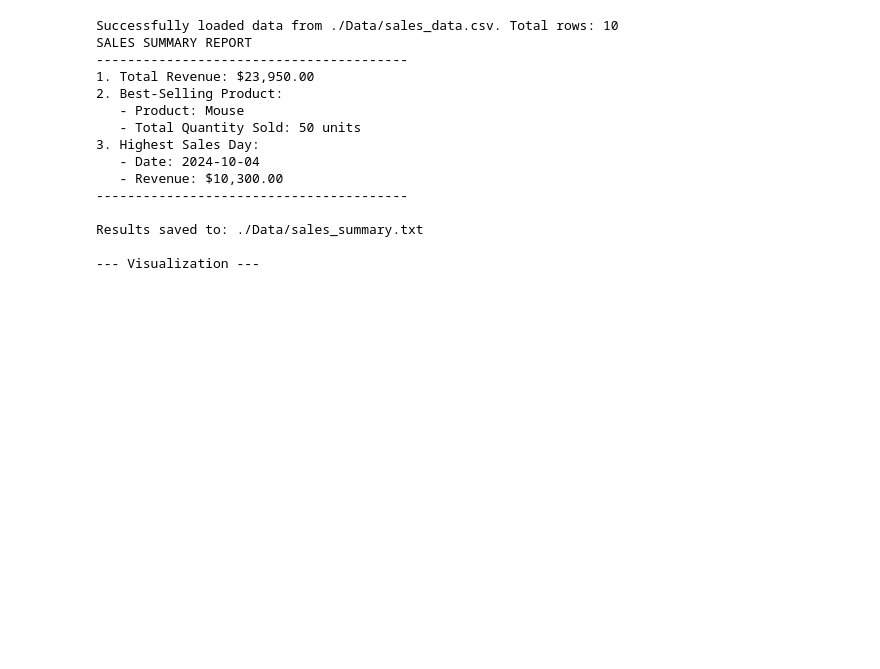
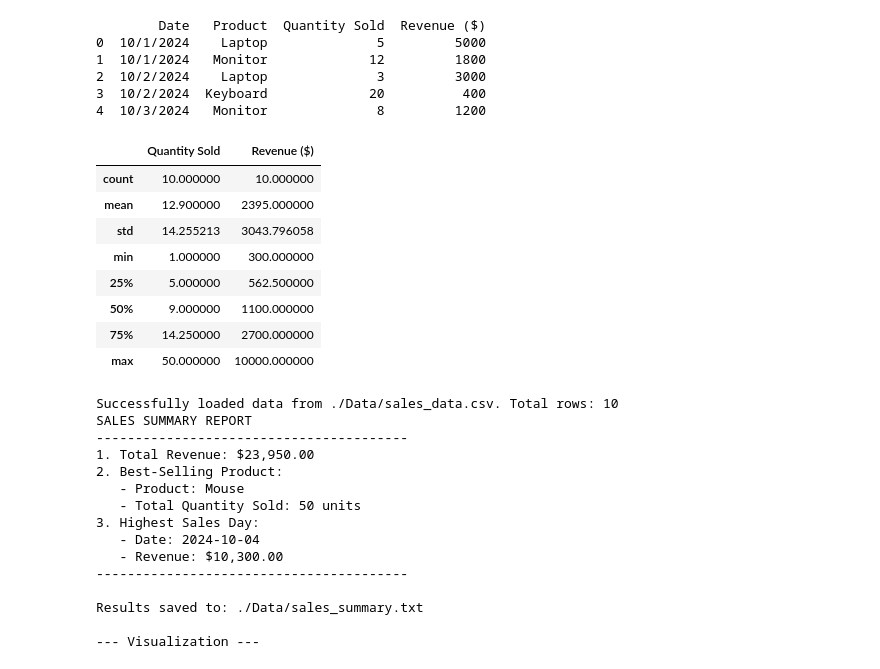
Before and after one commit to dani6566/PLP-Academy, a Jupyter notebook: Week-7/sales_analyzer.ipynb, the cells around one changed output. Cells and saved outputs as stored; diff of their text form; code cells hidden in the pictures; blank space fills up the shorter version.

```diff
--- a/Week-7/sales_analyzer.ipynb
+++ b/Week-7/sales_analyzer.ipynb
@@ -4,6 +4,28 @@ import matplotlib.pyplot as plt
 # %%
 INPUT_FILE = './Data/sales_data.csv'
 SUMMARY_FILE = './Data/sales_summary.txt'
+# %%
+df = pd.read_csv(INPUT_FILE)
+print(df.head())
+# %% [output]
+        Date   Product  Quantity Sold  Revenue ($)
+0  10/1/2024    Laptop              5         5000
+1  10/1/2024   Monitor             12         1800
+2  10/2/2024    Laptop              3         3000
+3  10/2/2024  Keyboard             20          400
+4  10/3/2024   Monitor              8         1200
+# %%
+df.describe()
+# %% [output]
+|  | Quantity Sold | Revenue ($) |
+| count | 10.000000 | 10.000000 |
+| mean | 12.900000 | 2395.000000 |
+| std | 14.255213 | 3043.796058 |
+| min | 1.000000 | 300.000000 |
+| 25% | 5.000000 | 562.500000 |
+| 50% | 9.000000 | 1100.000000 |
+| 75% | 14.250000 | 2700.000000 |
+| max | 50.000000 | 10000.000000 |
 # %%
 def analyze_sales_data(file_path):
     try:
```
